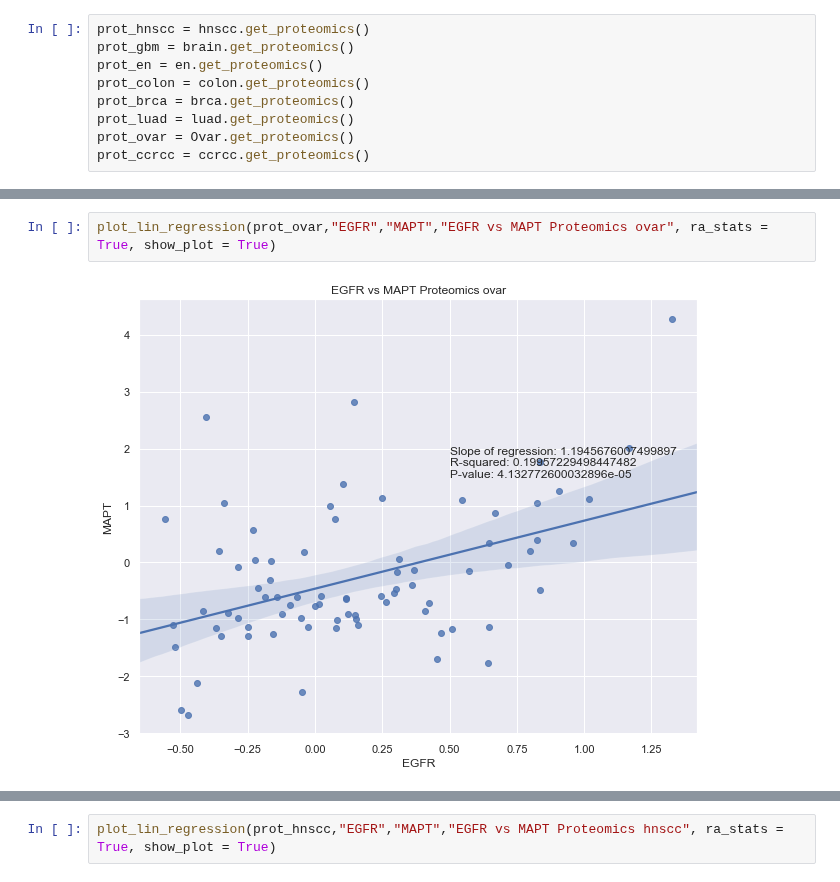
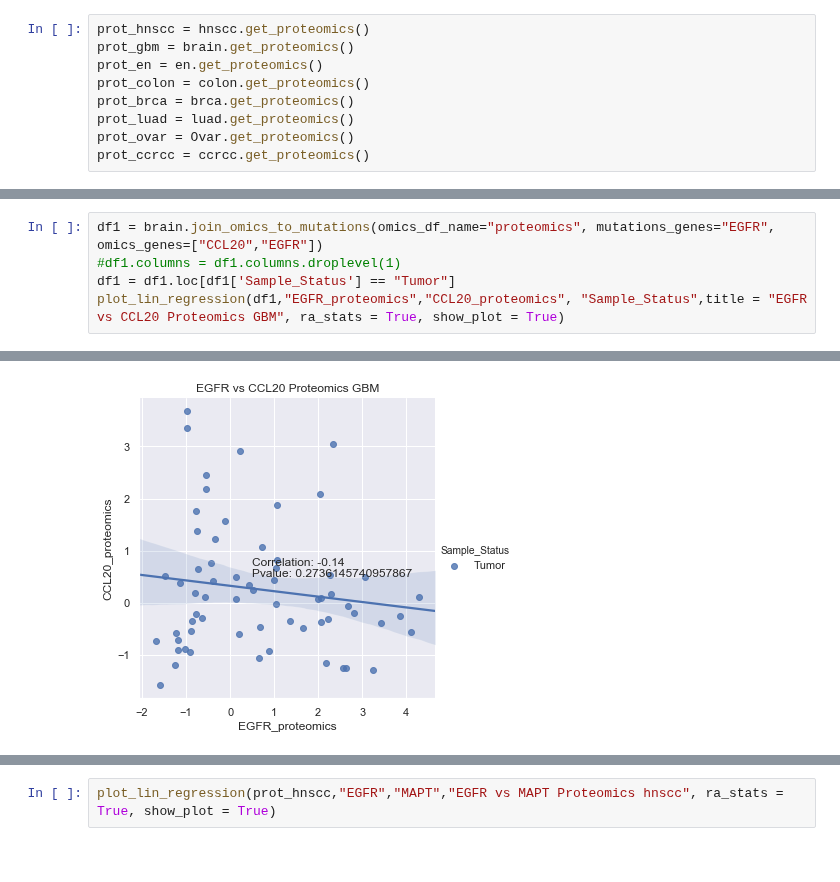
Before and after one commit to PayneLab/WhenMutationsDontMatter, a Jupyter notebook: Pan_Cancer_EGFR/Exploratory_lin_reg .ipynb, the cells around one changed output, grey strips where cells are left out. Saved outputs shown, nothing was run; the diff lists cells and outputs as text.

```diff
--- a/Pan_Cancer_EGFR/Exploratory_lin_reg .ipynb
+++ b/Pan_Cancer_EGFR/Exploratory_lin_reg .ipynb
@@ -216,4 +84,7 @@ plot_lin_regression(prot_luad,"EGFR","MAPT","EGFR vs MAPT Proteomics Luad", ra_s
-# %%
-plot_lin_regression(prot_ovar,"EGFR","MAPT","EGFR vs MAPT Proteomics ovar", ra_stats = True, show_plot = True)
-# %% [output]
-[figure, removed]
+# %%
+df1 = brain.join_omics_to_mutations(omics_df_name="proteomics", mutations_genes="EGFR",
+omics_genes=["CCL20","EGFR"])
+#df1.columns = df1.columns.droplevel(1)
+df1 = df1.loc[df1['Sample_Status'] == "Tumor"]
+plot_lin_regression(df1,"EGFR_proteomics","CCL20_proteomics", "Sample_Status",title = "EGFR vs CCL20 Proteomics GBM", ra_stats = True, show_plot = True)
+# %% [output]
@@ -219,0 +92 @@ plot_lin_regression(prot_ovar,"EGFR","MAPT","EGFR vs MAPT Proteomics ovar", ra_s
+[figure, added]
```
Also changed, not shown: parts of 68 cells of this notebook, 21 other files.
